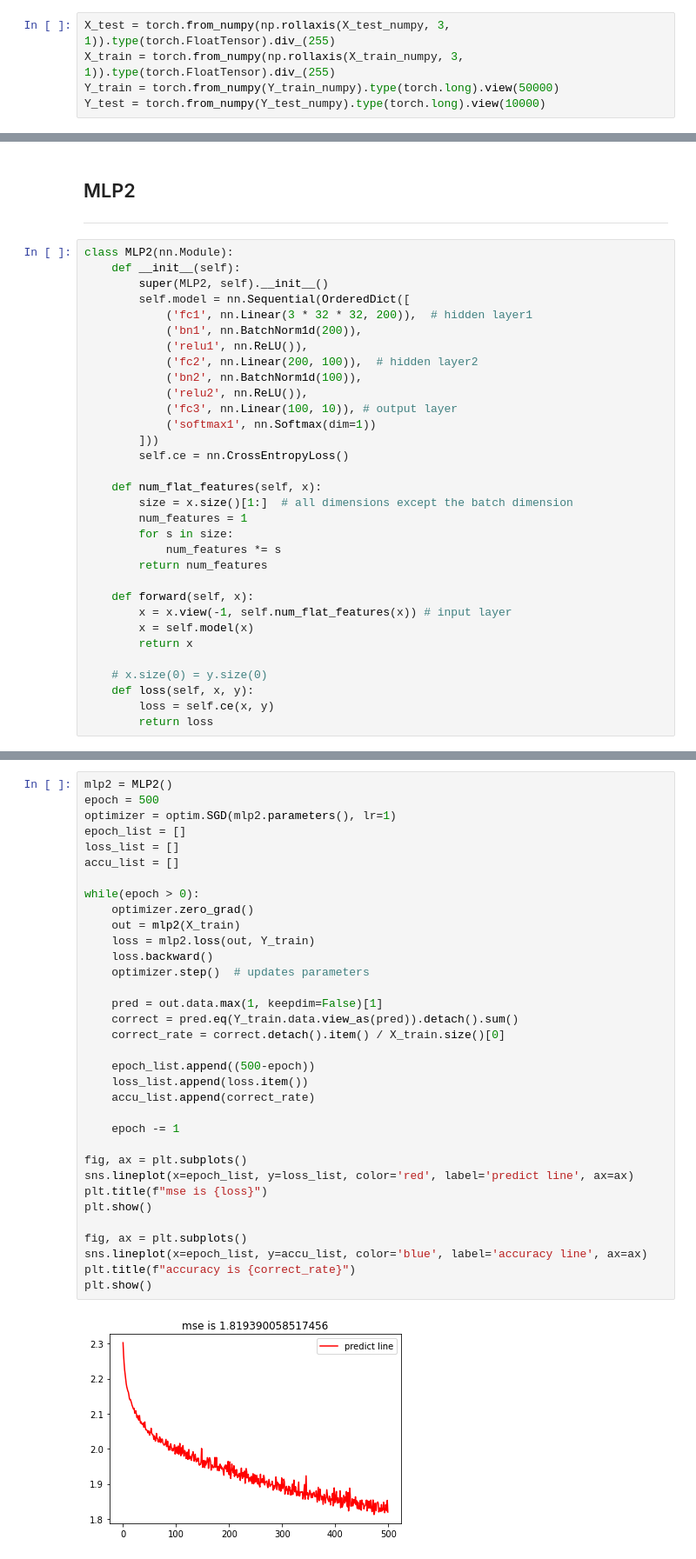
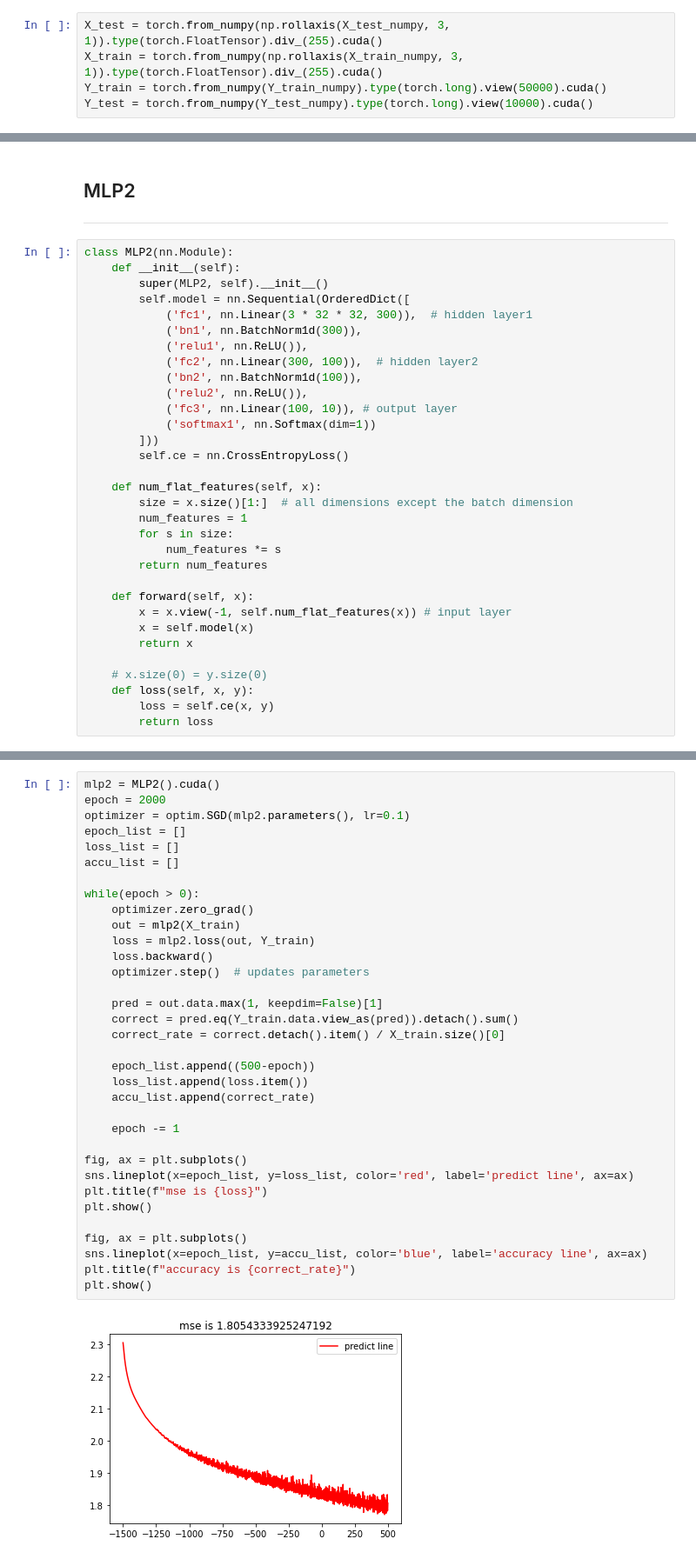
Before and after one commit to liushuyu6666/AI_relative, a Jupyter notebook: algorithm_explore/MLP_cifar10.ipynb, the cells around one changed output, grey strips where cells are left out. Shown at 87% size. Saved outputs shown, nothing was run; the diff lists cells and outputs as text.

```diff
--- a/algorithm_explore/MLP_cifar10.ipynb
+++ b/algorithm_explore/MLP_cifar10.ipynb
@@ -25,8 +43,8 @@ label = {0:"airplane", 1:"automobile", 2:"bird", 3:"cat", 4:"deer",
 # %%
-X_test = torch.from_numpy(np.rollaxis(X_test_numpy, 3, 1)).type(torch.FloatTensor).div_(255)
-X_train = torch.from_numpy(np.rollaxis(X_train_numpy, 3, 1)).type(torch.FloatTensor).div_(255)
-Y_train = torch.from_numpy(Y_train_numpy).type(torch.long).view(50000)
-Y_test = torch.from_numpy(Y_test_numpy).type(torch.long).view(10000)
+X_test = torch.from_numpy(np.rollaxis(X_test_numpy, 3, 1)).type(torch.FloatTensor).div_(255).cuda()
+X_train = torch.from_numpy(np.rollaxis(X_train_numpy, 3, 1)).type(torch.FloatTensor).div_(255).cuda()
+Y_train = torch.from_numpy(Y_train_numpy).type(torch.long).view(50000).cuda()
+Y_test = torch.from_numpy(Y_test_numpy).type(torch.long).view(10000).cuda()
 # %%
 print(f"{Y_train.size()}, {Y_test.size()}\n\
 {X_train.size()}, {X_test.size()}")
@@ -44,10 +62,10 @@ class MLP2(nn.Module):
     def __init__(self):
         super(MLP2, self).__init__()
         self.model = nn.Sequential(OrderedDict([
-            ('fc1', nn.Linear(3 * 32 * 32, 200)),  # hidden layer1
-            ('bn1', nn.BatchNorm1d(200)),
+            ('fc1', nn.Linear(3 * 32 * 32, 300)),  # hidden layer1
+            ('bn1', nn.BatchNorm1d(300)),
             ('relu1', nn.ReLU()),
-            ('fc2', nn.Linear(200, 100)),  # hidden layer2
+            ('fc2', nn.Linear(300, 100)),  # hidden layer2
             ('bn2', nn.BatchNorm1d(100)),
             ('relu2', nn.ReLU()),
             ('fc3', nn.Linear(100, 10)), # output layer
@@ -77,36 +98,36 @@ class MLP2(nn.Module):
 # %%
-mlp2 = MLP2()
-epoch = 500
-optimizer = optim.SGD(mlp2.parameters(), lr=1)
+mlp2 = MLP2().cuda()
+epoch = 2000
+optimizer = optim.SGD(mlp2.parameters(), lr=0.1)
 epoch_list = []
 loss_list = []
 accu_list = []
 
 while(epoch > 0):
     optimizer.zero_grad()
     out = mlp2(X_train)
     loss = mlp2.loss(out, Y_train)
     loss.backward()
     optimizer.step()  # updates parameters
 
     pred = out.data.max(1, keepdim=False)[1]
     correct = pred.eq(Y_train.data.view_as(pred)).detach().sum()
     correct_rate = correct.detach().item() / X_train.size()[0]
 
     epoch_list.append((500-epoch))
     loss_list.append(loss.item())
     accu_list.append(correct_rate)
 
     epoch -= 1
 
 fig, ax = plt.subplots()
 sns.lineplot(x=epoch_list, y=loss_list, color='red', label='predict line', ax=ax)
 plt.title(f"mse is {loss}")
 plt.show()
 
 fig, ax = plt.subplots()
 sns.lineplot(x=epoch_list, y=accu_list, color='blue', label='accuracy line', ax=ax)
 plt.title(f"accuracy is {correct_rate}")
 plt.show()
 # %% [output]
-[figure, old version]
+[figure, new version]
```
Also changed, not shown: parts of 16 cells of this notebook, 1 other file.
